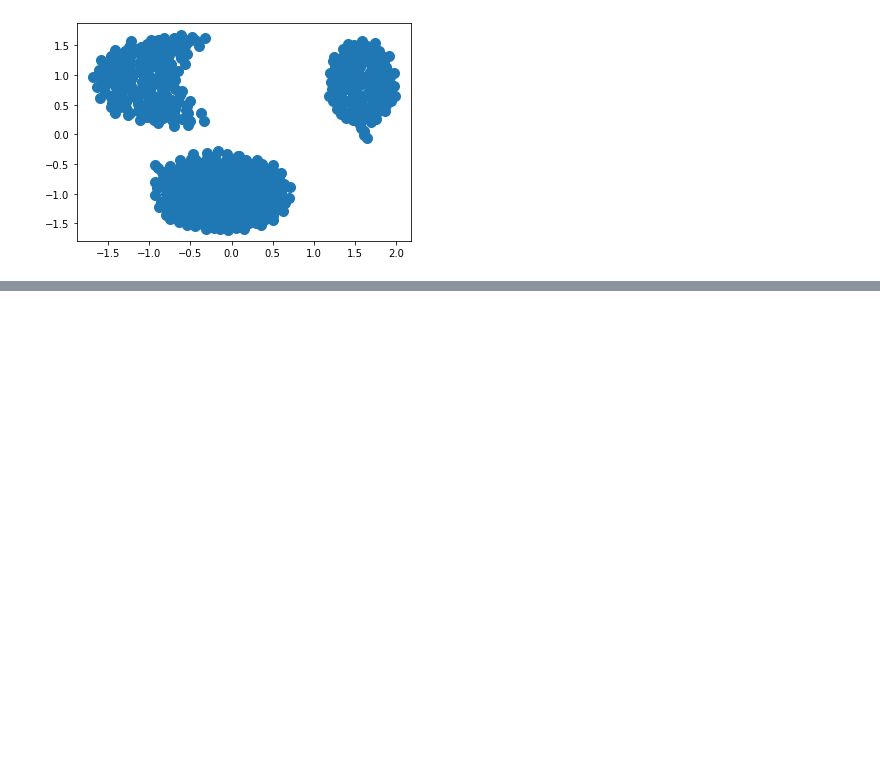
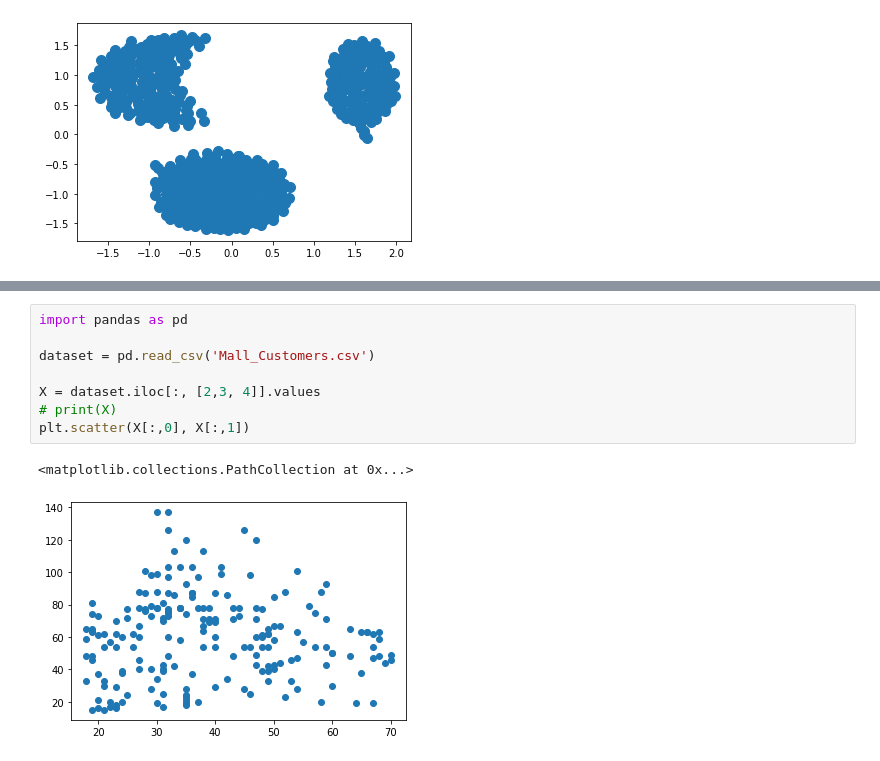
Before and after one commit to miguelguida/mc886, a Jupyter notebook: my_kmeans.ipynb, the cells around one changed output, grey strips where cells are left out. Saved outputs shown, nothing was run; the diff lists cells and outputs as text; blank space fills up the shorter version.

Commit message:
Mall Costumers database

```diff
--- a/my_kmeans.ipynb
+++ b/my_kmeans.ipynb
@@ -157 +157,12 @@ kmeans(3,scaled_data, 10)
 ... (9 outputs left out)
+# %%
+import pandas as pd
+
+dataset = pd.read_csv('Mall_Customers.csv')
+
+X = dataset.iloc[:, [2,3, 4]].values
+# print(X)
+plt.scatter(X[:,0], X[:,1])
+# %% [output]
+<matplotlib.collections.PathCollection at 0x...>
+[figure, added]
```
Also changed, not shown: parts of 2 cells of this notebook, 1 other file.
